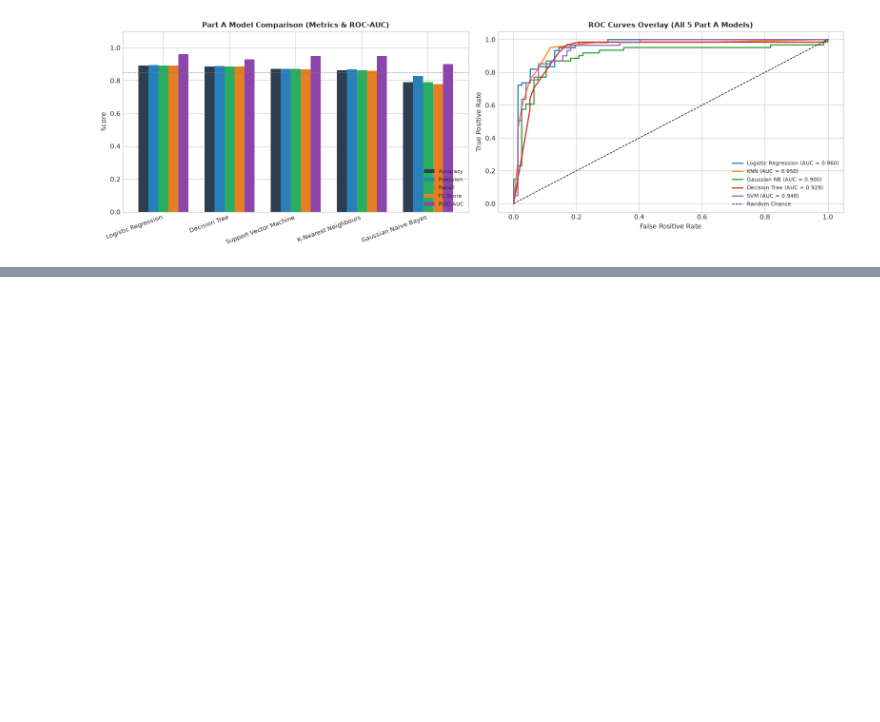
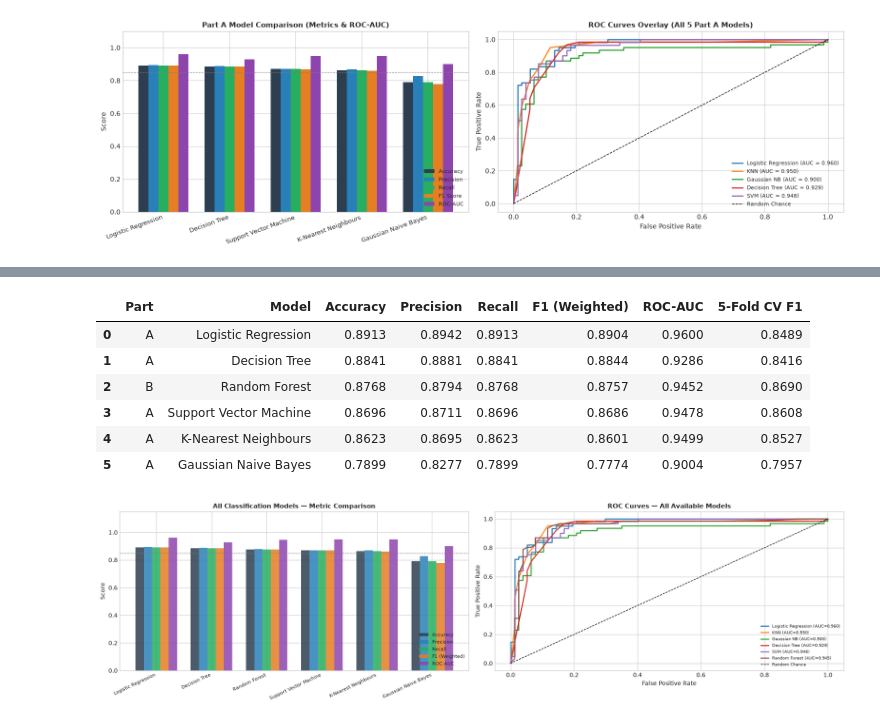
Before and after one commit to Nithin0306/ml_capstone, a Jupyter notebook: notebooks/classification.ipynb, the cells around one changed output, grey strips where cells are left out. Saved outputs shown, nothing was run; the diff lists cells and outputs as text; code cells hidden in the pictures; blank space fills up the shorter version.

Commit message:
chore: update classification and clustering notebooks

```diff
--- a/notebooks/classification.ipynb
+++ b/notebooks/classification.ipynb
@@ -825,0 +928,72 @@ After preprocessing the Credit Approval dataset and evaluating our first five cl
+# %%
+from sklearn.metrics import roc_curve
+
+# Consolidated 10-model table
+results_all = pd.DataFrame([
+    # Part A
+    {'Part': 'A', 'Model': 'Logistic Regression',    'Accuracy': lr_acc,  'Precision': lr_prec,  'Recall': lr_rec,  'F1 (Weighted)': lr_f1,  'ROC-AUC': lr_auc,  '5-Fold CV F1': lr_cv},
+    {'Part': 'A', 'Model': 'K-Nearest Neighbours',   'Accuracy': knn_acc, 'Precision': knn_prec, 'Recall': knn_rec, 'F1 (Weighted)': knn_f1,  'ROC-AUC': knn_auc, '5-Fold CV F1': knn_cv},
+    {'Part': 'A', 'Model': 'Gaussian Naive Bayes',   'Accuracy': gnb_acc, 'Precision': gnb_prec, 'Recall': gnb_rec, 'F1 (Weighted)': gnb_f1,  'ROC-AUC': gnb_auc, '5-Fold CV F1': gnb_cv},
+    {'Part': 'A', 'Model': 'Decision Tree',           'Accuracy': dt_acc,  'Precision': dt_prec,  'Recall': dt_rec,  'F1 (Weighted)': dt_f1,  'ROC-AUC': dt_auc,  '5-Fold CV F1': dt_cv},
+    {'Part': 'A', 'Model': 'Support Vector Machine',  'Accuracy': svm_acc, 'Precision': svm_prec, 'Recall': svm_rec, 'F1 (Weighted)': svm_f1,  'ROC-AUC': svm_auc, '5-Fold CV F1': svm_cv},
+    # Part B
+    {'Part': 'B', 'Model': 'Random Forest',           'Accuracy': rf_acc,  'Precision': rf_prec,  'Recall': rf_rec,  'F1 (Weighted)': rf_f1,  'ROC-AUC': rf_auc,  '5-Fold CV F1': rf_cv},
+]).sort_values('F1 (Weighted)', ascending=False).reset_index(drop=True)
+
+# Round for display
+metric_cols = ['Accuracy', 'Precision', 'Recall', 'F1 (Weighted)', 'ROC-AUC', '5-Fold CV F1']
+results_all[metric_cols] = results_all[metric_cols].map(lambda x: round(x, 4))
+
+print("Consolidated Classification Algorithm Comparison (All Available Models — Ranked by Weighted F1):")
+display(results_all)
+
+# Bar chart comparison
+fig, axes = plt.subplots(1, 2, figsize=(18, 5))
+
+x     = range(len(results_all))
+width = 0.15
+models = results_all['Model']
+colors = ['#2c3e50', '#2980b9', '#27ae60', '#e67e22', '#8e44ad']
+metrics_plot = ['Accuracy', 'Precision', 'Recall', 'F1 (Weighted)', 'ROC-AUC']
+
+for offset, (metric, color) in enumerate(zip(metrics_plot, colors)):
+    axes[0].bar(
+        [i + (offset - 2) * width for i in x],
+        results_all[metric],
+        width,
+        label=metric,
+        color=color,
+        alpha=0.85
+    )
+
+axes[0].set_xticks(list(x))
+axes[0].set_xticklabels(models, rotation=25, ha='right', fontsize=8)
+axes[0].set_ylim(0, 1.15)
+axes[0].set_ylabel('Score')
+axes[0].set_title('All Classification Models — Metric Comparison', fontsize=11, fontweight='bold')
+axes[0].legend(loc='lower right', fontsize=8)
+axes[0].axhline(0.85, linestyle='--', linewidth=0.8, color='grey', label='85% baseline')
+
+# ROC overlay for all available models
+roc_models = {
+    'Logistic Regression': lr_prob,
+    'KNN':                  knn_prob,
+    'Gaussian NB':          gnb_prob,
+    'Decision Tree':        dt_prob,
+    'SVM':                  svm_prob,
+    'Random Forest':        rf_prob,
+}
+for name, prob in roc_models.items():
+    fpr, tpr, _ = roc_curve(y_test, prob)
+    auc_val = roc_auc_score(y_test, prob)
+    axes[1].plot(fpr, tpr, label=f"{name} (AUC={auc_val:.3f})", linewidth=1.8)
+
+axes[1].plot([0, 1], [0, 1], 'k--', linewidth=1, label='Random Chance')
+axes[1].set_xlabel('False Positive Rate')
+axes[1].set_ylabel('True Positive Rate')
+axes[1].set_title('ROC Curves — All Available Models', fontsize=11, fontweight='bold')
+axes[1].legend(loc='lower right', fontsize=7)
+
+plt.tight_layout()
+plt.show()
+# %% [output]
@@ -825,0 +1001,8 @@ After preprocessing the Credit Approval dataset and evaluating our first five cl
+|  | Part | Model | Accuracy | Precision | Recall | F1 (Weighted) | ROC-AUC | 5-Fold CV F1 |
+| 0 | A | Logistic Regression | 0.8913 | 0.8942 | 0.8913 | 0.8904 | 0.9600 | 0.8489 |
+| 1 | A | Decision Tree | 0.8841 | 0.8881 | 0.8841 | 0.8844 | 0.9286 | 0.8416 |
+| 2 | B | Random Forest | 0.8768 | 0.8794 | 0.8768 | 0.8757 | 0.9452 | 0.8690 |
+| 3 | A | Support Vector Machine | 0.8696 | 0.8711 | 0.8696 | 0.8686 | 0.9478 | 0.8608 |
+| 4 | A | K-Nearest Neighbours | 0.8623 | 0.8695 | 0.8623 | 0.8601 | 0.9499 | 0.8527 |
+| 5 | A | Gaussian Naive Bayes | 0.7899 | 0.8277 | 0.7899 | 0.7774 | 0.9004 | 0.7957 |
+[figure, added]
```
Also changed, not shown: parts of 13 cells of this notebook, 1 other file.
